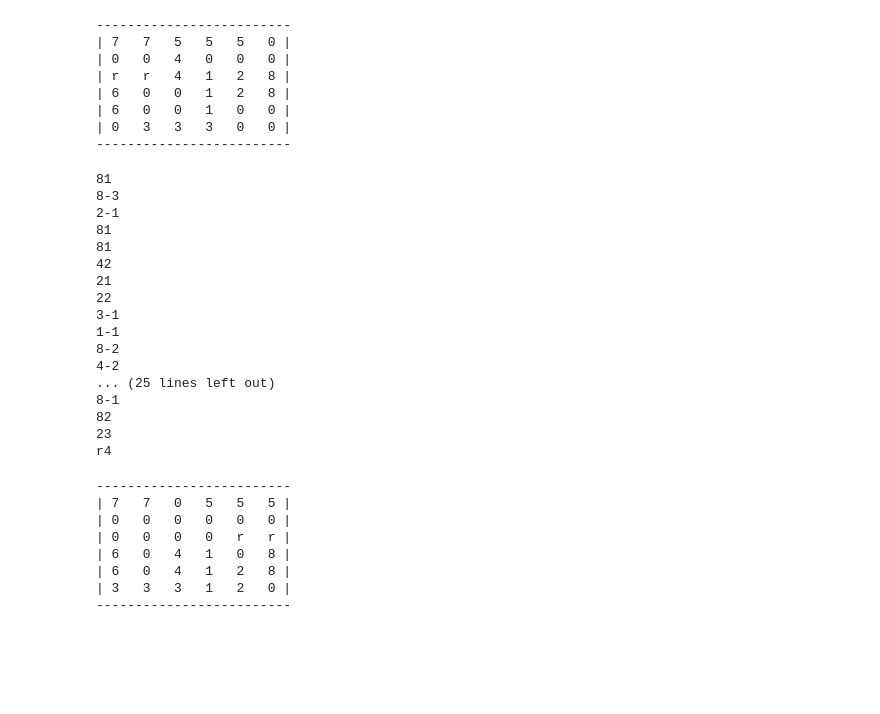
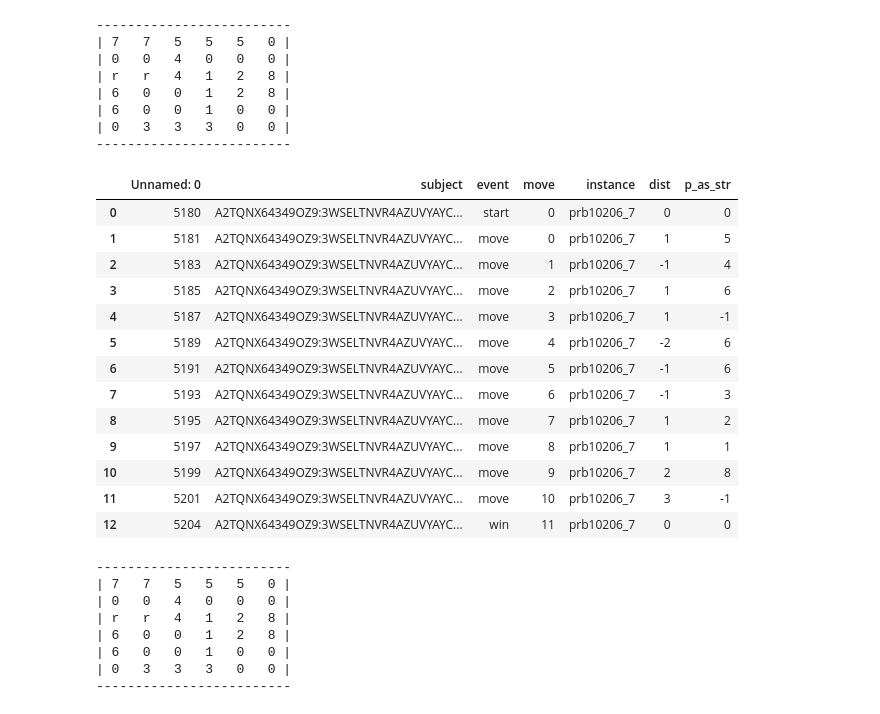
Before and after one commit to AlbertLiangca/ANDOR-Trees-replication, a Jupyter notebook: Models/Scratchwork.ipynb, the cells around one changed output. Saved outputs shown, nothing was run; the diff lists cells and outputs as text; code cells hidden in the pictures; blank space fills up the shorter version.

```diff
--- a/Models/Scratchwork.ipynb
+++ b/Models/Scratchwork.ipynb
@@ -562,35 +579,36 @@ test_model.display_problem()
 | 6   0   0   1   0   0 |
 | 0   3   3   3   0   0 |
 -------------------------
-# %%
-single_solve = test_model.simulate_solve(0.5)
-print(*(ind_move.display() + '\n' for ind_move in single_solve),sep = '')
-# %% [output]
-81
-8-3
-2-1
-81
-81
-42
-21
-22
-3-1
-1-1
-8-2
-4-2
-... (25 lines left out)
-8-1
-82
-23
-r4
-# %%
-test_model.display_problem()
-# %% [output]
--------------------------
-| 7   7   0   5   5   5 |
-| 0   0   0   0   0   0 |
-| 0   0   0   0   r   r |
-| 6   0   4   1   0   8 |
-| 6   0   4   1   2   8 |
-| 3   3   3   1   2   0 |
--------------------------
+# %%
+s1_prb102_7 = pd.read_csv('../Data/my_processed_data/s1_prb10206_7_processed.csv',dtype={'p_as_str':str,'dist':int})
+# %%
+s1_prb102_7 = s1_prb102_7.loc[0:12]
+# %%
+s1_prb102_7
+# %% [output]
+|  | Unnamed: 0 | subject | event | move | instance | dist | p_as_str |
+| 0 | 5180 | A2TQNX64349OZ9:3WSELTNVR4AZUVYAYC... | start | 0 | prb10206_7 | 0 | 0 |
+| 1 | 5181 | A2TQNX64349OZ9:3WSELTNVR4AZUVYAYC... | move | 0 | prb10206_7 | 1 | 5 |
+| 2 | 5183 | A2TQNX64349OZ9:3WSELTNVR4AZUVYAYC... | move | 1 | prb10206_7 | -1 | 4 |
+| 3 | 5185 | A2TQNX64349OZ9:3WSELTNVR4AZUVYAYC... | move | 2 | prb10206_7 | 1 | 6 |
+| 4 | 5187 | A2TQNX64349OZ9:3WSELTNVR4AZUVYAYC... | move | 3 | prb10206_7 | 1 | -1 |
+| 5 | 5189 | A2TQNX64349OZ9:3WSELTNVR4AZUVYAYC... | move | 4 | prb10206_7 | -2 | 6 |
+| 6 | 5191 | A2TQNX64349OZ9:3WSELTNVR4AZUVYAYC... | move | 5 | prb10206_7 | -1 | 6 |
+| 7 | 5193 | A2TQNX64349OZ9:3WSELTNVR4AZUVYAYC... | move | 6 | prb10206_7 | -1 | 3 |
+| 8 | 5195 | A2TQNX64349OZ9:3WSELTNVR4AZUVYAYC... | move | 7 | prb10206_7 | 1 | 2 |
+| 9 | 5197 | A2TQNX64349OZ9:3WSELTNVR4AZUVYAYC... | move | 8 | prb10206_7 | 1 | 1 |
+| 10 | 5199 | A2TQNX64349OZ9:3WSELTNVR4AZUVYAYC... | move | 9 | prb10206_7 | 2 | 8 |
+| 11 | 5201 | A2TQNX64349OZ9:3WSELTNVR4AZUVYAYC... | move | 10 | prb10206_7 | 3 | -1 |
+| 12 | 5204 | A2TQNX64349OZ9:3WSELTNVR4AZUVYAYC... | win | 11 | prb10206_7 | 0 | 0 |
+# %%
+test_boart = copy.deepcopy(problem_list['prb10206_7'])
+test_boart.display_board_2d()
+# %% [output]
+-------------------------
+| 7   7   5   5   5   0 |
+| 0   0   4   0   0   0 |
+| r   r   4   1   2   8 |
+| 6   0   0   1   2   8 |
+| 6   0   0   1   0   0 |
+| 0   3   3   3   0   0 |
+-------------------------
```
Also changed, not shown: parts of 7 cells of this notebook, 4 other files.
